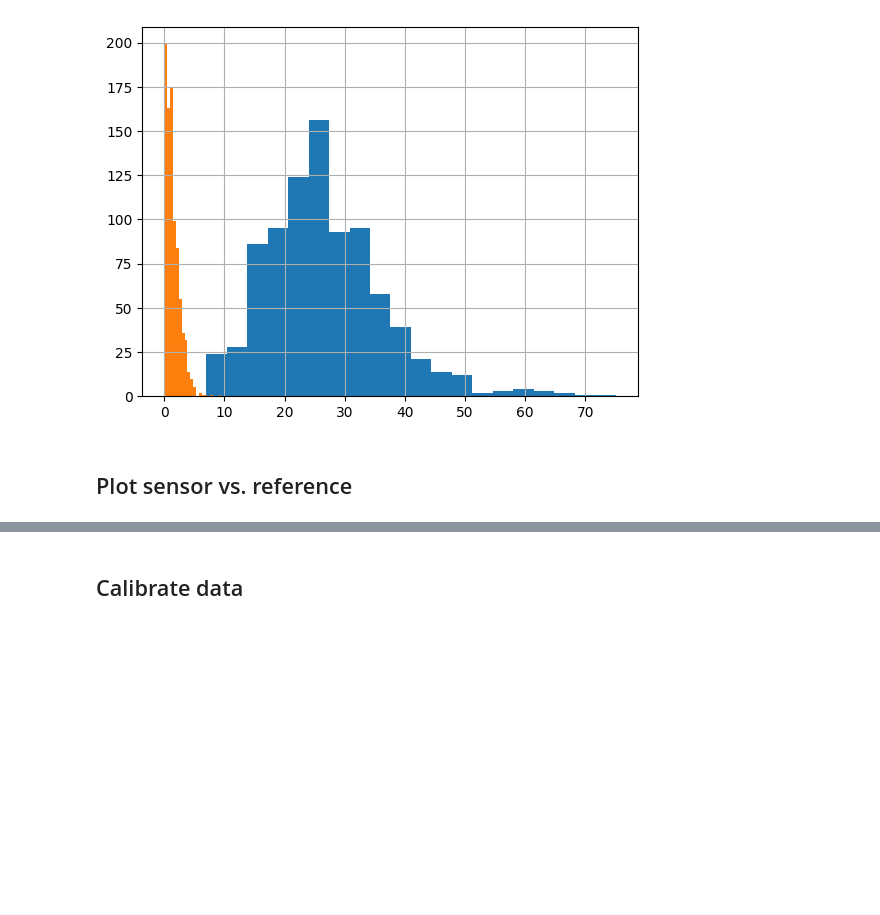
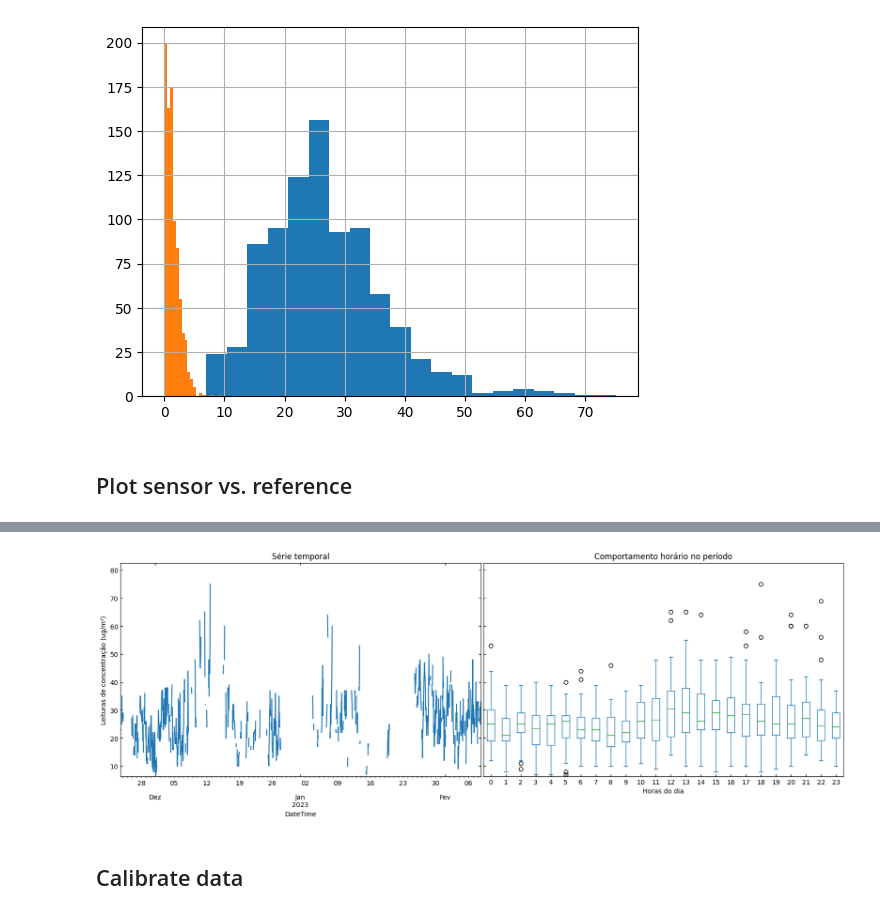
Before and after one commit to campofernando/lcqar-low-cost-monit-proc, a Jupyter notebook: data-processing/MP10_reference_and_sensor_data_with_temp.ipynb, the cells around one changed output, grey strips where cells are left out. Drawn from its saved outputs; the diff is of its cells as text; code cells hidden in the pictures; blank space fills up the shorter version.

```diff
--- a/data-processing/MP10_reference_and_sensor_data_with_temp.ipynb
+++ b/data-processing/MP10_reference_and_sensor_data_with_temp.ipynb
@@ -175,3 +235,42 @@ Text(0.5, 0.9, 'Coeficiente de Kendall=0.160, p<0.05')
+# %%
+def plot_box(df):
+    bottom, height = 0.1, 0.65
+    left, width = bottom, height*1.3
+    spacing = 0.005
+
+    rect_ser = [left-width-spacing, bottom, width, height]
+    rect_box = [left, bottom, width, height]
+
+    plt.figure(figsize=(1.3*7,7))
+
+    ax_ser  = plt.axes(rect_ser)
+    ax_ser.tick_params(direction='in', top=True, right=True)
+    ax_ser.set_title('Série temporal')
+    ax_ser.set_xlabel("Data e hora")
+    ax_ser.set_ylabel("Leituras de concentração (ug/m\N{SUPERSCRIPT THREE})")
+
+    ax_box  = plt.axes(rect_box)
+    ax_box.tick_params(direction='in', labelleft=False)
+
+    lim_max = df['reference'].max()+df['reference'].max()*10/100
+    lim_min = df['reference'].min()-df['reference'].min()*10/100
+
+    df['reference'].plot(ax=ax_ser)
+    ax_ser.set_ylim(lim_min, lim_max)
+
+    df = df.dropna(axis='index', how='all', subset=['Hour'])
+    df['Hour'] = df['Hour'].astype('int64')
+    df.pivot(columns='Hour')['reference'].dropna(
+            axis='columns', how='all').plot.box(
+                ax=ax_box,title='Comportamento horário no período')
+    ax_box.set_ylim(lim_min, lim_max)
+    ax_box.set_xlabel("Horas do dia")
+
+valid_dataframe = sensor_data.resample('H').mean()
+valid_dataframe['Hour'] = valid_dataframe.index.hour
+plot_box(df=valid_dataframe)
+# %% [output]
+[figure, added]
 # %% [markdown]
 ## Calibrate data
 # %% [markdown]
```
Also changed, not shown: parts of 8 cells of this notebook, 13 other files.
